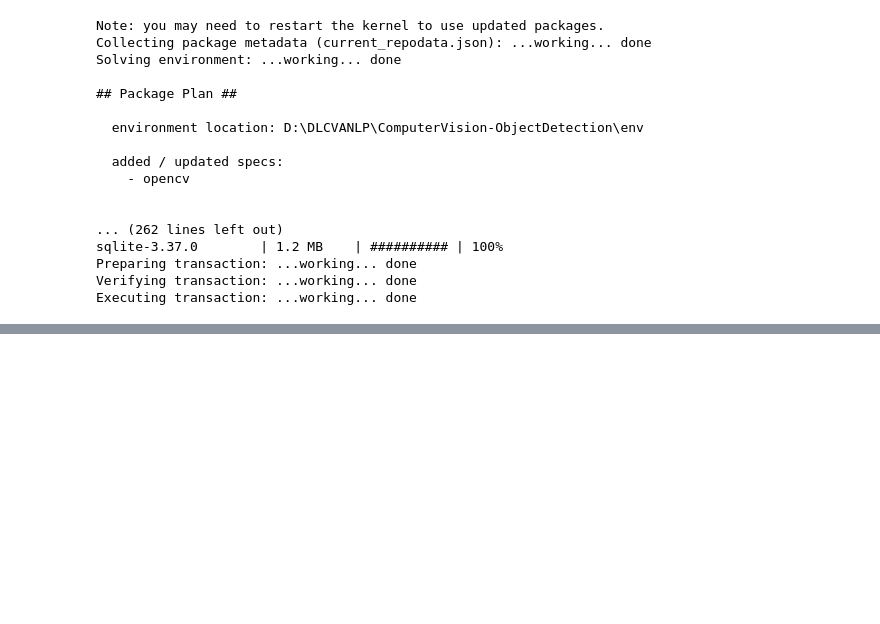
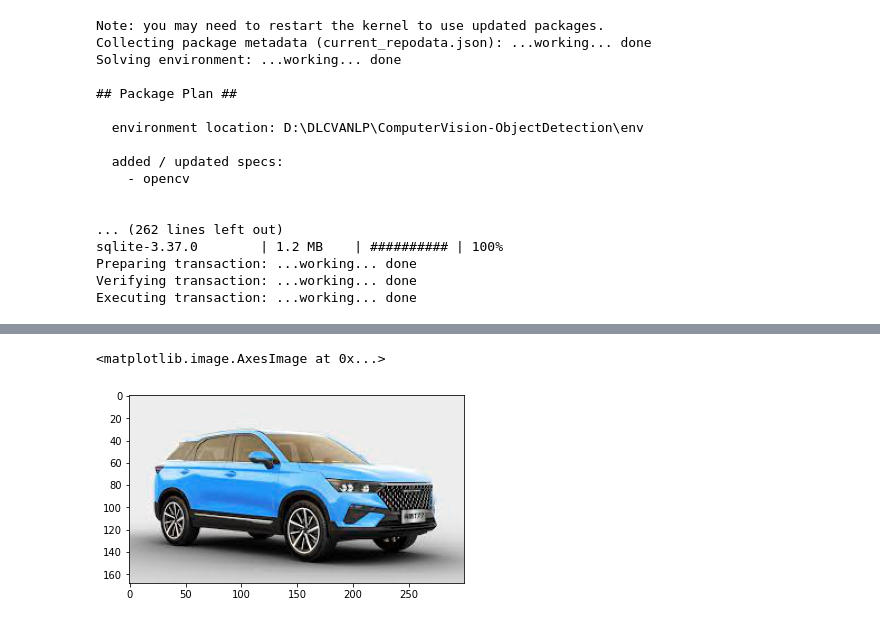
Before and after one commit to TUCchkul/ComputerVision-Object-Detection-and-Object-Tracking, a Jupyter notebook: Image-Processing/Image Understanding.ipynb, the cells around one changed output, grey strips where cells are left out. Saved outputs shown, nothing was run; the diff lists cells and outputs as text; code cells hidden in the pictures; blank space fills up the shorter version.

```diff
--- a/Image-Processing/Image Understanding.ipynb
+++ b/Image-Processing/Image Understanding.ipynb
@@ -22,0 +42,2 @@ Executing transaction: ...working... done
+# %%
+car1_cv2 = cv2.imread("car1.jpeg")
@@ -22,0 +46,5 @@ Executing transaction: ...working... done
+# %%
+plt.imshow(car1_cv2)
+# %% [output]
+<matplotlib.image.AxesImage at 0x...>
+[figure, added]
```
Also changed, not shown: parts of 8 cells of this notebook.
